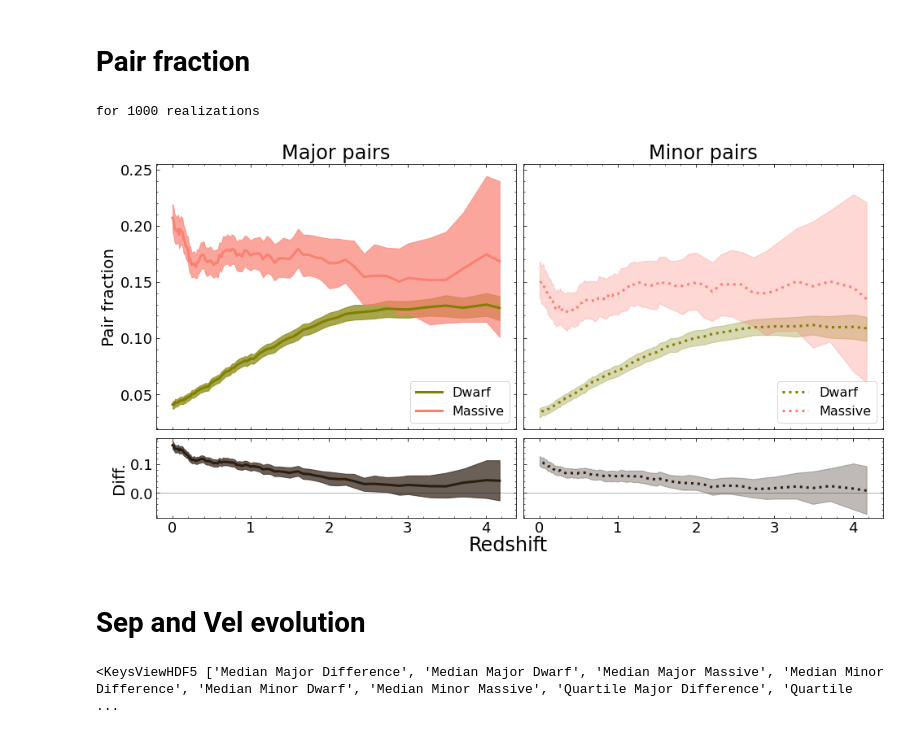
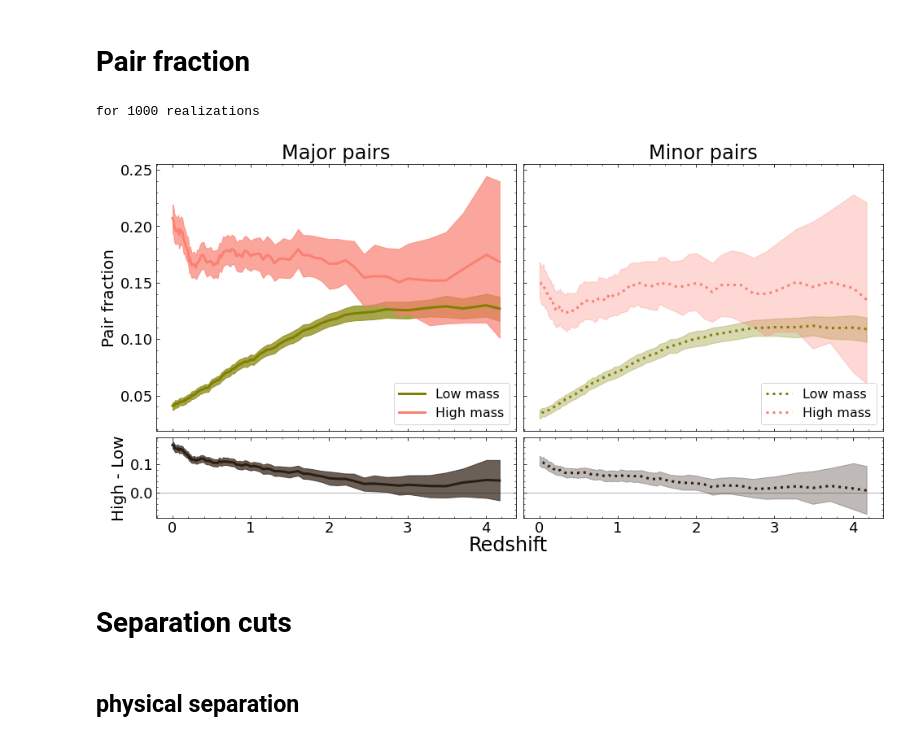
Before and after one commit to katiechambe/pears, a Jupyter notebook: notebooks/plots_paper1_fromdata.ipynb, the cells around one changed output. Drawn from its saved outputs; the diff is of its cells as text; code cells hidden in the pictures.

```diff
--- a/notebooks/plots_paper1_fromdata.ipynb
+++ b/notebooks/plots_paper1_fromdata.ipynb
@@ -32,3 +32,8 @@ palette = {"Illustris dark": "#009292", "Illustris hydro": "#B6DAFF",
 alphas = {"maj": 0.7, "min": 0.3}
 # %% [markdown]
 # Counts - primaries and pairs
+# %%
+f = h5py.File(f"{paths.path_plotdata}counts.hdf5",'r')
+print(f['1000 Realizations']["massive"].keys())
+
+f.close()
@@ -186,7 +193,7 @@ def plot_pairfrac(reals, save=False):
     print(f"for {reals} realizations")
 
     ## plot of median counts and differences for illustris and tng
-    fig, ax = plt.subplots(2, 2, figsize=(16,8), sharey="row", sharex=True, gridspec_kw={'width_ratios': [1,1], 'height_ratios':[1,0.3],'wspace': 0.02,"hspace":0.05})
+    fig, ax = plt.subplots(2, 2, figsize=(16,8), sharey="row", sharex=True, gridspec_kw={'width_ratios': [1,1], 'height_ratios':[1,0.3],'wspace': 0.02,"hspace":0.04})
 
     ax_d = ax[0][0]
     ax_m = ax[0][1]
@@ -194,31 +201,28 @@ def plot_pairfrac(reals, save=False):
     ax_mdiff = ax[1][1]
     ax_d.set(title="Major pairs", ylabel="Pair fraction")
     ax_m.set(title="Minor pairs")
-    ax_ddiff.set(ylabel="Diff.")
+    ax_ddiff.set(ylabel=r"High - Low")
 
     al = 0.7
 
     #############
     # dwarf #
     #############
-    # ax_d.plot(dwarfs['z'],dwarfs['Median Major Fraction'], color=palette["dwarf"], lw=3)
-    # ax_d.fill_between(dwarfs['z'], np.array(dwarfs['Quarts Major Fraction'])[:,0], np.array(dwarfs['Quarts Major Fraction'])[:,1],color=palette["dwarf"],alpha=al, label="Dwarf")
-
-    ax_d.plot(ratios['z'],ratios['Median Major Dwarf'], color=palette["dwarf"], lw=3, label="Dwarf")
+    ax_d.plot(ratios['z'],ratios['Median Major Dwarf'], color=palette["dwarf"], lw=3, label="Low mass")
     ax_d.fill_between(ratios['z'], np.array(ratios['Quartile Major Dwarf'])[:,0], np.array(ratios['Quartile Major Dwarf'])[:,1],color=palette["dwarf"],alpha=al)
 
 
-    ax_d.plot(ratios['z'],ratios['Median Major Massive'], color=palette["massive"], lw=3, label="Massive")
+    ax_d.plot(ratios['z'],ratios['Median Major Massive'], color=palette["massive"], lw=3, label="High mass")
     ax_d.fill_between(ratios['z'], np.array(ratios['Quartile Major Massive'])[:,0], np.array(ratios['Quartile Major Massive'])[:,1],color=palette["massive"],alpha=al)
 
     ###########
     # massive #
     ###########
-    ax_m.plot(ratios['z'],ratios['Median Minor Dwarf'], color=palette["dwarf"], lw=3, linestyle="dotted", label="Dwarf")
+    ax_m.plot(ratios['z'],ratios['Median Minor Dwarf'], color=palette["dwarf"], lw=3, linestyle="dotted", label="Low mass")
     ax_m.fill_between(ratios['z'], np.array(ratios['Quartile Minor Dwarf'])[:,0], np.array(ratios['Quartile Minor Dwarf'])[:,1],color=palette["dwarf"],alpha=alphas["min"])
 
 
-    ax_m.plot(ratios['z'],ratios['Median Minor Massive'], color=palette["massive"], lw=3, linestyle="dotted", label="Massive")
+    ax_m.plot(ratios['z'],ratios['Median Minor Massive'], color=palette["massive"], lw=3, linestyle="dotted", label="High mass")
     ax_m.fill_between(ratios['z'], np.array(ratios['Quartile Minor Massive'])[:,0], np.array(ratios['Quartile Minor Massive'])[:,1],color=palette["massive"],alpha=alphas["min"])
 
     ###
@@ -237,19 +241,17 @@ def plot_pairfrac(reals, save=False):
     for ax in [ax_d,ax_m]:
         leg = ax.legend(loc='lower right',fontsize=16)
 
-#         for lh in leg.legendHandles:
-#             lh.set_alpha(1)
-#     ax_ddiff.legend(loc="upper right",fontsize=16)
-    # ax_d.set_xlim(0,4)
     fig.supxlabel("Redshift",y=0.045)
     if save:
         plt.savefig(f"{paths.path_plots}pairfrac_{reals}.png",bbox_inches='tight',facecolor="white")
     plt.show()
 # %%
-plot_pairfrac(1000,False)
+plot_pairfrac(1000,True)
 # %% [output]
 for 1000 realizations
-[figure, old version]
+[figure, new version]
-# %% [markdown]
-# Sep and Vel evolution
+# %% [markdown]
+# Separation cuts
+# %% [markdown]
+## physical separation
 # %%
@@ -257,4 +258,0 @@ f = h5py.File(f"{paths.path_plotdata}sepvel.hdf5",'r')
-# %%
-f["100 Realizations"]["Separation"].keys()
-# %% [output]
-<KeysViewHDF5 ['Median Major Difference', 'Median Major Dwarf', 'Median Major Massive', 'Median Minor Difference', 'Median Minor Dwarf', 'Median Minor Massive', 'Quartile Major Difference', 'Quartile  ...
```
Also changed, not shown: parts of 97 cells of this notebook, 22 other files.
